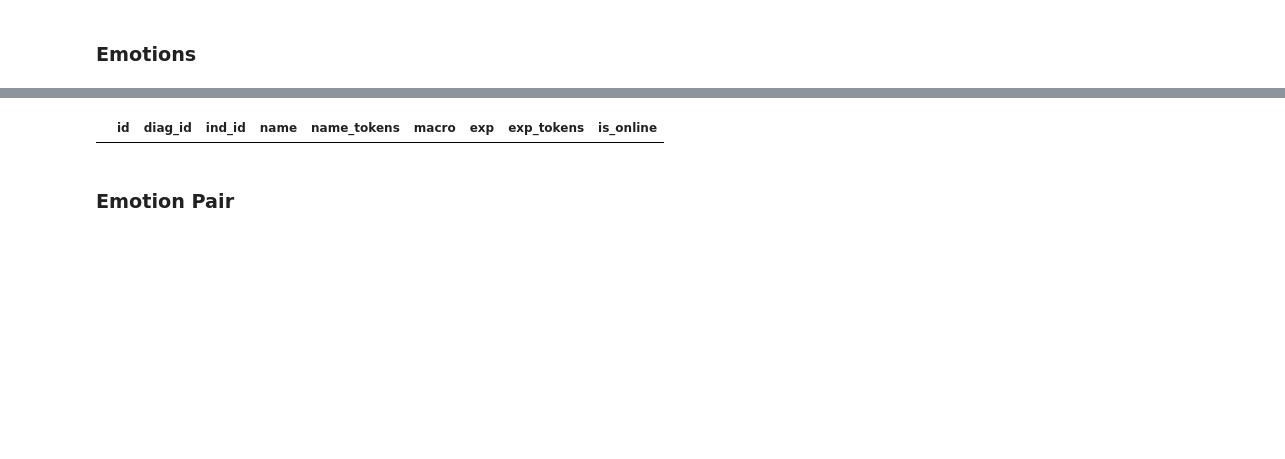
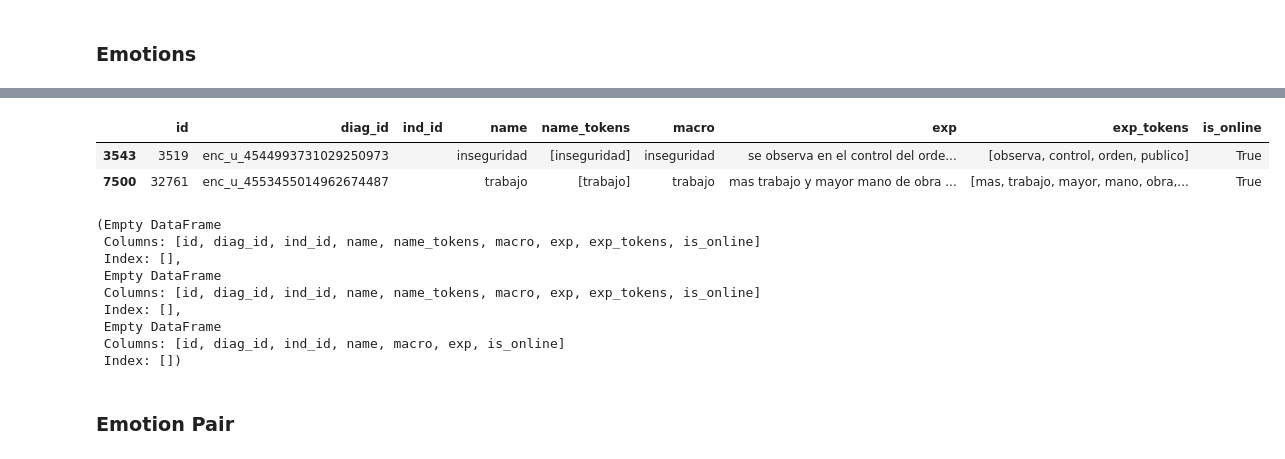
Before and after one commit to ECQQ/preprocessing, a Jupyter notebook: Pipeline.ipynb, the cells around one changed output, grey strips where cells are left out. Saved outputs shown, nothing was run; the diff lists cells and outputs as text; code cells hidden in the pictures; blank space fills up the shorter version.

```diff
--- a/Pipeline.ipynb
+++ b/Pipeline.ipynb
@@ -122,7 +169,21 @@ Wall time: 3min 13s
+# %%
+emotions_table.sample(2)
+# %% [output]
+|  | id | diag_id | ind_id | name | name_tokens | macro | exp | exp_tokens | is_online |
+| 3543 | 3519 | enc_u_4544993731029250973 |  | inseguridad | [inseguridad] | inseguridad | se observa en el control del orde... | [observa, control, orden, publico] | True |
+| 7500 | 32761 | enc_u_4553455014962674487 |  | trabajo | [trabajo] | trabajo | mas trabajo y mayor mano de obra ... | [mas, trabajo, mayor, mano, obra,... | True |
 # %%
-emotions_table[(emotions_table['diag_id'] == '') & (emotions_table['ind_id'] == '')]
+tt.last_sanity_check(emotions_table, 'id',['diag_id', 'ind_id'], ['name_tokens', 'exp_tokens'])
 # %% [output]
-|  | id | diag_id | ind_id | name | name_tokens | macro | exp | exp_tokens | is_online |
+(Empty DataFrame
+ Columns: [id, diag_id, ind_id, name, name_tokens, macro, exp, exp_tokens, is_online]
+ Index: [],
+ Empty DataFrame
+ Columns: [id, diag_id, ind_id, name, name_tokens, macro, exp, exp_tokens, is_online]
+ Index: [],
+ Empty DataFrame
+ Columns: [id, diag_id, ind_id, name, macro, exp, is_online]
+ Index: [])
 # %% [markdown]
 ### Emotion Pair
 # %%
```
Also changed, not shown: parts of 48 cells of this notebook, 30 other files.
